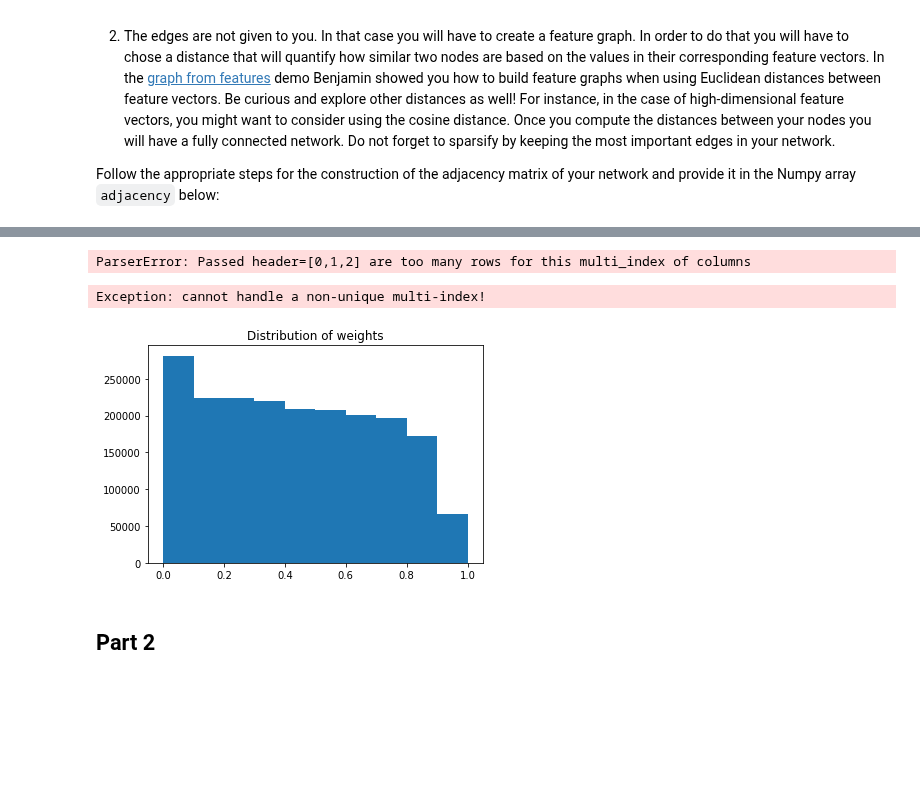
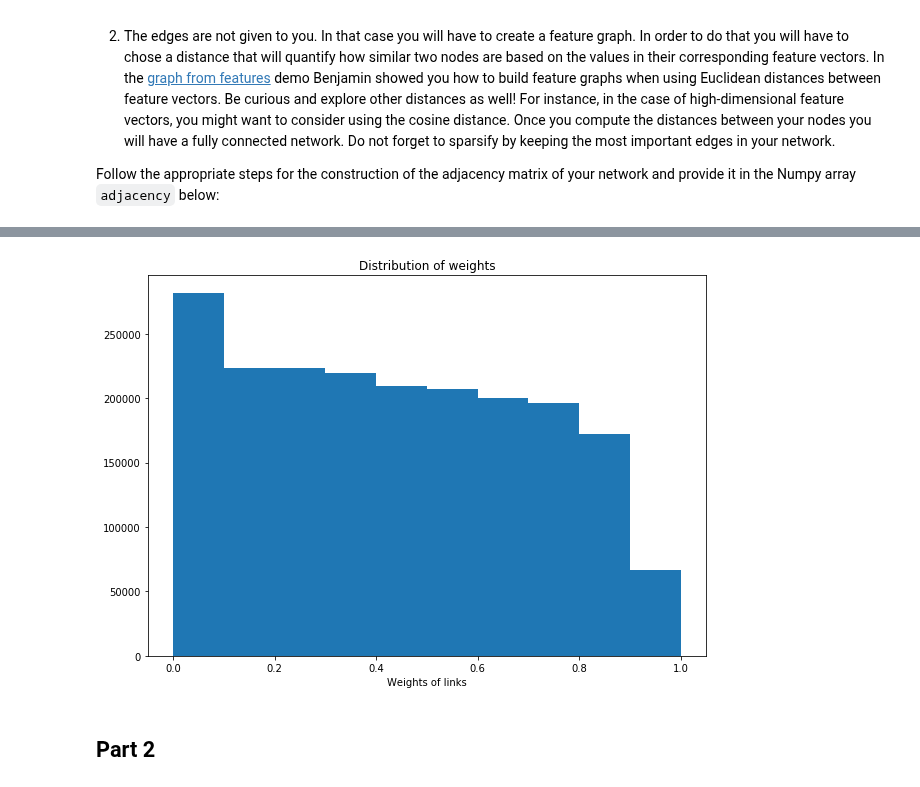
Before and after one commit to TTimTT/NTDS_Project, a Jupyter notebook: milestones_1/Joachim_1_network_properties.ipynb, the cells around one changed output, grey strips where cells are left out. Drawn from its saved outputs; the diff is of its cells as text; code cells hidden in the pictures; blank space fills up the shorter version.

Commit message:
header correct et utilisable

```diff
--- a/milestones_1/Joachim_1_network_properties.ipynb
+++ b/milestones_1/Joachim_1_network_properties.ipynb
@@ -29,6 +29,9 @@ import IPython.display as ipd
 from scipy.spatial.distance import pdist, squareform
 from matplotlib import pyplot as plt
 import networkx as nx
+# %%
+%matplotlib inline
+plt.rcParams['figure.figsize'] = [10, 7]
 # %% [markdown]
 ## Part 1 - Import your data and manipulate them.
 # %% [markdown]
@@ -126,5 +99,5 @@ There are two possible scenarios for your adjacency matrix construction, as you
 
 Follow the appropriate steps for the construction of the adjacency matrix of your network and provide it in the Numpy array ``adjacency`` below:
 # %%
-
-dataSetSmall= pd.read_csv('../data/fma_metadata/dataSetSmall.csv',sep=',',header=[0,1,2],encoding='utf-8', engine='python');
+dataSetSmall= pd.read_csv('../data/fma_metadata/dataSetSmall.csv',encoding='utf-8', index_col=0, header=[0,1,2]);
+dataSetSmall.head(5)
@@ -131,16 +114,0 @@ dataSetSmall= pd.read_csv('../data/fma_metadata/dataSetSmall.csv',sep=',',header
-# %%
-dataSetSmall= pd.read_csv('../data/fma_metadata/dataSetSmall.csv',sep=',',header=[0,1,2],index_col=0,encoding='utf-8', engine='python');
-
-# dataSetSmall=dataSetSmall.set_index(dataSetSmall.columns[0])
-# dataSetSmall.columns=dataSetSmall.columns.droplevel(level=2)
-
-# dataSetSmall.sort_values(by=dataSetSmall.columns[-1])
-
-# dataSetSmall.set_index(dataSetSmall.iloc[:,0],drop=True, inplace=True)
-dataSetSmall.head()
-# %% [output]
-ParserError: Passed header=[0,1,2] are too many rows for this multi_index of columns
-# %%
-dataSetSmall['genre']
-# %% [output]
-Exception: cannot handle a non-unique multi-index!
@@ -147,5 +118,5 @@ Exception: cannot handle a non-unique multi-index!
 # %%
-distances = pdist(dataSetSmall.drop('genre',axis=1,level=0).values, metric='euclidean')
+distances = pdist(dataSetSmall.drop(columns='label',level=0).values, metric='cosine')
 # %%
 kernel_width = distances.mean()
 weights = np.exp(-distances**2 / kernel_width**2)
@@ -153,8 +124,9 @@ adjacency_full = squareform(weights)
 # %%
 plt.hist(weights)
 plt.title('Distribution of weights')
+plt.xlabel('Weights of links')
 plt.show()
 # %% [output]
-[figure, old version]
+[figure, new version]
 # %%
 adjacency=adjacency_full.copy()
```
Also changed, not shown: parts of 29 cells of this notebook.
